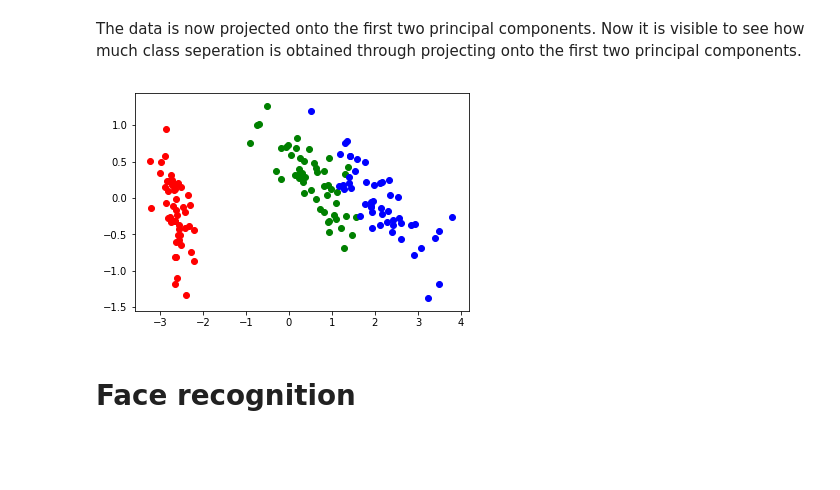
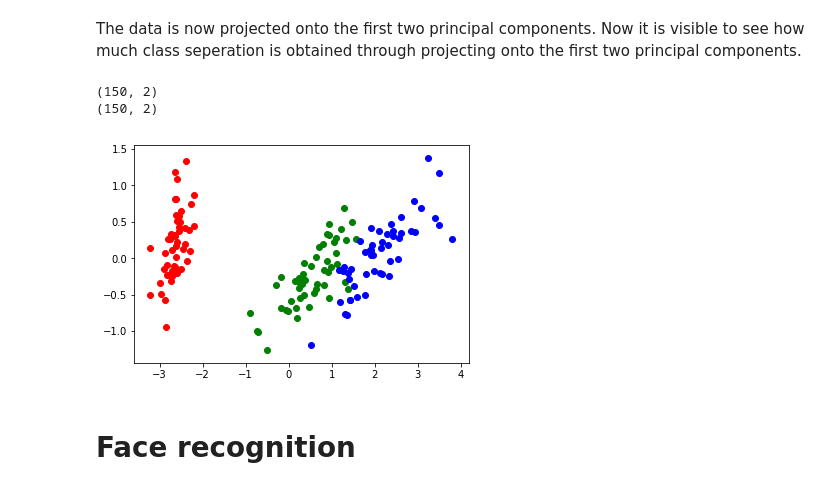
Before and after one commit to lalajunglebunny/Machine_Learning, a Jupyter notebook: PCA_LDA/src/PCA_LDA.ipynb, the cells around one changed output. Drawn from its saved outputs; the diff is of its cells as text; code cells hidden in the pictures; blank space fills up the shorter version.

```diff
--- a/PCA_LDA/src/PCA_LDA.ipynb
+++ b/PCA_LDA/src/PCA_LDA.ipynb
@@ -59,14 +89,18 @@ print(pcaIris.explained_variance_ratio_)
 The data is now projected onto the first two principal components. Now it is visible to see how much class seperation is obtained through projecting onto the first two principal components.
 # %%
 pca = PCA(n_components=2)
-x2 = pca.fit(data).transform(data)
+x1 = pca.fit(data).transform(data)
+print(x1.shape)
 plt.figure()
+print(x1.shape)
 c = ['r','g','b']
 for i in range(0,3):
-    plt.scatter(x2[labels == i, 0], -x2[labels == i, 1], color = c[i])
-plt.show()
+    plt.scatter(x1[labels == i, 0], x1[labels == i, 1], color = c[i])             #this is a 150 x 2 matrix, with 150 rows and 2 columns.
+plt.show()                                                                        #therefore, at increment i will show the data with same class labels i (i'th rows) at corresponding column/axes [0] or [1]
 # %% [output]
+(150, 2)
+(150, 2)
-[figure, old version]
+[figure, new version]
 # %% [markdown]
 # Face recognition
 # %% [markdown]
```
Also changed, not shown: parts of 32 cells of this notebook.
